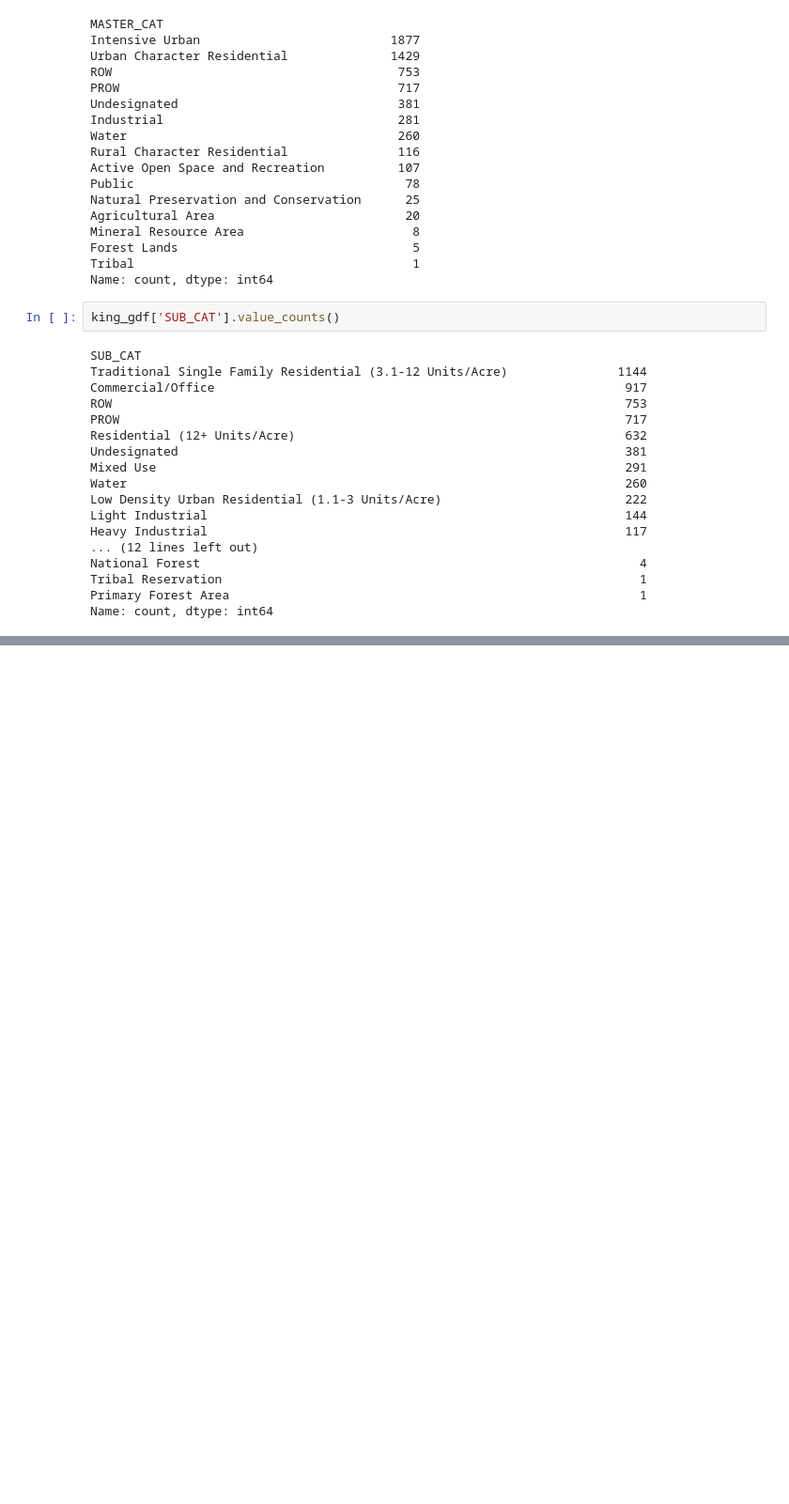
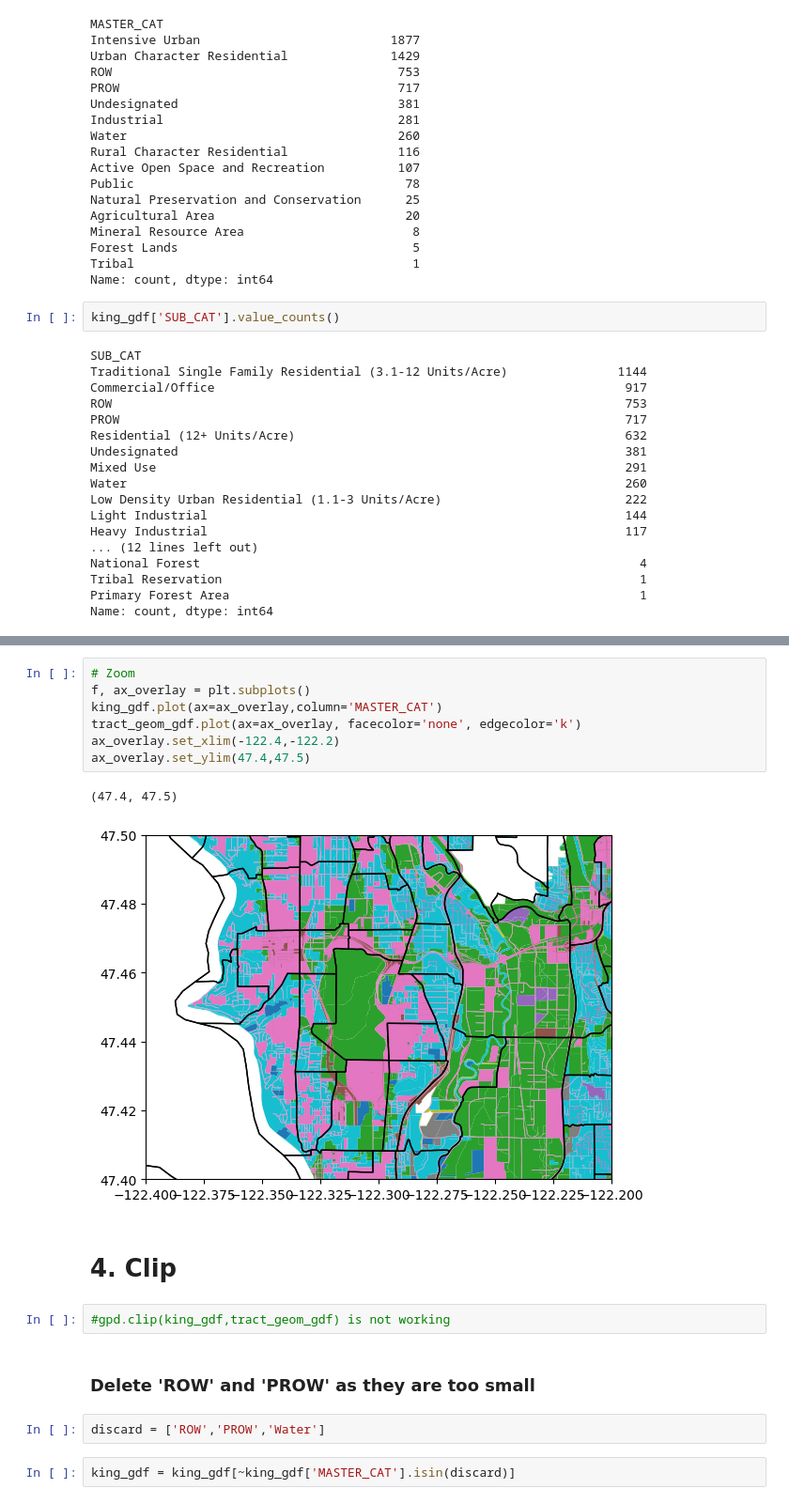
Before and after one commit to UW-GDA/land-use-travel-patterns, a Jupyter notebook: land_use_visualize.ipynb, the cells around one changed output, grey strips where cells are left out. Shown at 94% size. Drawn from its saved outputs; the diff is of its cells as text; blank space fills up the shorter version.

```diff
--- a/land_use_visualize.ipynb
+++ b/land_use_visualize.ipynb
@@ -112,0 +165,20 @@ Name: count, dtype: int64
+# %%
+# Zoom
+f, ax_overlay = plt.subplots()
+king_gdf.plot(ax=ax_overlay,column='MASTER_CAT')
+tract_geom_gdf.plot(ax=ax_overlay, facecolor='none', edgecolor='k')
+ax_overlay.set_xlim(-122.4,-122.2)
+ax_overlay.set_ylim(47.4,47.5)
+# %% [output]
+(47.4, 47.5)
+[figure, added]
+# %% [markdown]
+# 4. Clip
+# %%
+#gpd.clip(king_gdf,tract_geom_gdf) is not working
+# %% [markdown]
+### Delete 'ROW' and 'PROW' as they are too small
+# %%
+discard = ['ROW','PROW','Water']
+# %%
+king_gdf = king_gdf[~king_gdf['MASTER_CAT'].isin(discard)]
```
Also changed, not shown: parts of 28 cells of this notebook, 1 other file.
